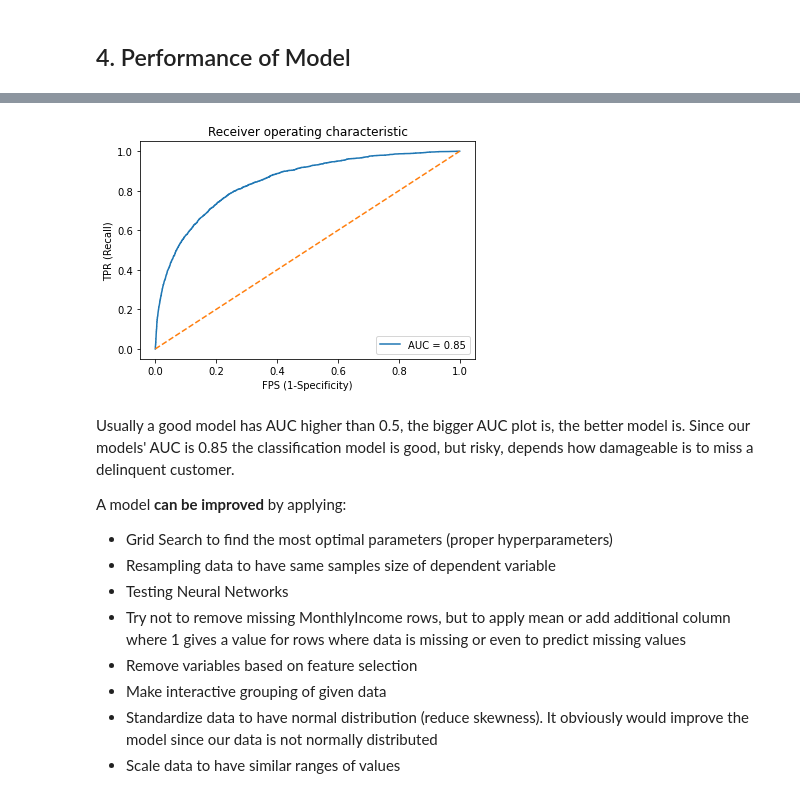
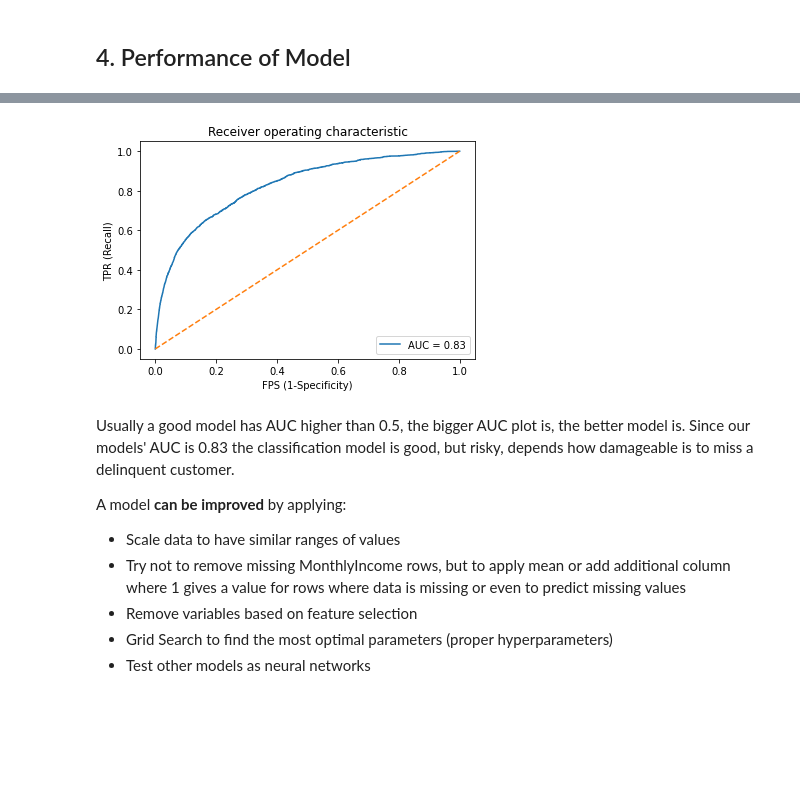
Before and after one commit to Azelis/Classification_CreditScoring, a Jupyter notebook: Classification.ipynb, the cells around one changed output, grey strips where cells are left out. Saved outputs shown, nothing was run; the diff lists cells and outputs as text; code cells hidden in the pictures; blank space fills up the shorter version.

```diff
--- a/Classification.ipynb
+++ b/Classification.ipynb
@@ -348,0 +377,3 @@ Y_test = test["DelinquentMore90Days_2Yrs"]
+# %%
+smt = SMOTETomek(random_state=42)
+X_balanced, Y_balanced = smt.fit_resample(X_unbalanced, Y_unbalanced)
@@ -400,0 +456,9 @@ In general by percentage, a lot of values 1 are missed, because our classificati
+# %%
+seleceted_model_balanced_xgboost = XGBClassifier()
+seleceted_model_balanced_rFor = RandomForestClassifier()
+
+seleceted_model_balanced_xgboost.fit(X_balanced,Y_balanced)
+seleceted_model_balanced_rFor.fit(X_balanced,Y_balanced)
+
+Y_test_predicted_bal_xgboost = seleceted_model_balanced_xgboost.predict(X_test)
+Y_test_predicted_bal_rFor = seleceted_model_balanced_rFor.predict(X_test)
@@ -410,0 +469,3 @@ print(auc_score)
+# %%
+false_positive_rate_bal_xgboost, true_positive_rate_bal_xgboost, thresholds = roc_curve(Y_test, seleceted_model_balanced_xgboost.predict_proba(X_test)[:,1])
+false_positive_rate_bal_rFor, true_positive_rate_bal_rFor, thresholds = roc_curve(Y_test, seleceted_model_balanced_rFor.predict_proba(X_test)[:,1])
@@ -410,0 +491,18 @@ print(auc_score)
+# %%
+print("Balanced-------XGBoost-------")
+print(pd.crosstab(np.array(Y_test), Y_test_predicted_bal_xgboost, rownames=['True'], colnames=['Predicted'], margins=True))
+auc_score_bal_xgboost = auc(false_positive_rate_bal_xgboost, true_positive_rate_bal_xgboost)
+print("")
+print('recall_score: ',recall_score(Y_test, Y_test_predicted_bal_xgboost))
+print('auc_score: ',auc_score_bal_xgboost)
+print('F1 score: ',f1_score(Y_test, Y_test_predicted_bal_xgboost))
+
+print("")
+
+print("Balanced-------Random Forest-------")
+print(pd.crosstab(np.array(Y_test), Y_test_predicted_bal_rFor, rownames=['True'], colnames=['Predicted'], margins=True))
+auc_score_bal_rFor = auc(false_positive_rate_bal_rFor, true_positive_rate_bal_rFor)
+print("")
+print('recall_score: ',recall_score(Y_test, Y_test_predicted_bal_rFor))
+print('auc_score: ',auc_score_bal_rFor)
+print('F1 score: ',f1_score(Y_test, Y_test_predicted_bal_rFor))
@@ -411,23 +530,20 @@ print(auc_score)
 # %%
 plt.title('Receiver operating characteristic')
-plt.plot(false_positive_rate,true_positive_rate,label = 'AUC = %0.2f' % auc_score)
+plt.plot(false_positive_rate_bal_xgboost,true_positive_rate_bal_xgboost,label = 'AUC = %0.2f' % auc_score_bal_xgboost)
 plt.legend(loc = 'lower right')
 plt.plot([0, 1], [0, 1],linestyle='--')
 plt.axis('tight')
 plt.ylabel('TPR (Recall)')
 plt.xlabel('FPS (1-Specificity)')
 plt.show()
 # %% [output]
-[figure, old version]
+[figure, new version]
 # %% [markdown]
-Usually a good model has AUC higher than 0.5, the bigger AUC plot is, the better model is. Since our models' AUC is 0.85 the classification model is good, but risky, depends how damageable is to miss a delinquent customer.
+Usually a good model has AUC higher than 0.5, the bigger AUC plot is, the better model is. Since our models' AUC is 0.83 the classification model is good, but risky, depends how damageable is to miss a delinquent customer.
 
 A model **can be improved** by applying:
-- Grid Search to find the most optimal parameters (proper hyperparameters)
-- Resampling data to have same samples size of dependent variable
-- Testing Neural Networks
+- Scale data to have similar ranges of values
 - Try not to remove missing MonthlyIncome rows, but to apply mean or add additional column where 1 gives a value for rows where data is missing or even to predict missing values
 - Remove variables based on feature selection
-- Make interactive grouping of given data
-- Standardize data to have normal distribution (reduce skewness). It obviously would improve the model since our data is not normally distributed
-- Scale data to have similar ranges of values
+- Grid Search to find the most optimal parameters (proper hyperparameters)
+- Test other models as neural networks
```
Also changed, not shown: parts of 78 cells of this notebook.
